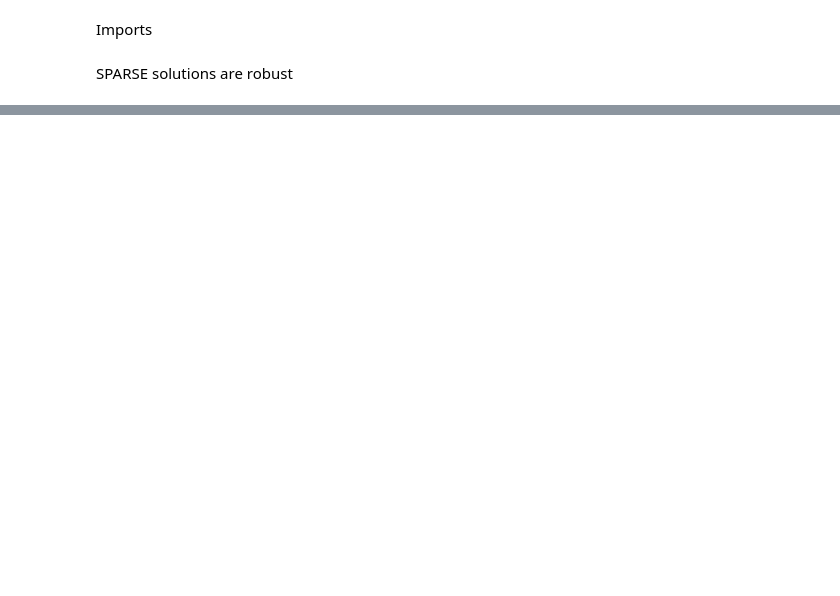
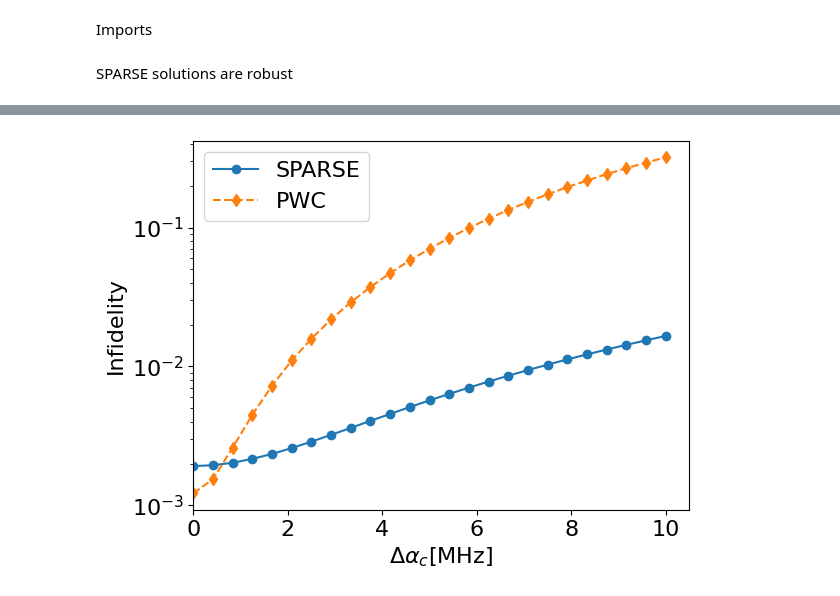
Before and after one commit to YonatanGideoni/c3, a Jupyter notebook: playground/paper_plots.ipynb, the cells around one changed output, grey strips where cells are left out. Cells and saved outputs as stored; diff of their text form; code cells hidden in the pictures; blank space fills up the shorter version.

```diff
--- a/playground/paper_plots.ipynb
+++ b/playground/paper_plots.ipynb
@@ -36,6 +131,6 @@ dfreqs = np.linspace(0, 10e6, num=n_dfreqs)
 # %%
-sparse_fids = [fid_for_delta_freq(sparse_cx_exp, dfreq, qubit=1) for dfreq in dfreqs]
-pwc_fids = [fid_for_delta_freq(pwc_cx_exp, dfreq, qubit=1) for dfreq in dfreqs]
+sparse_anhar_fids_c = np.array([fid_for_delta_anharm(sparse_cx_exp, dfreq, qubit=1) for dfreq in dfreqs])
+pwc_anhar_fids_c = np.array([fid_for_delta_anharm(pwc_cx_exp, dfreq, qubit=1) for dfreq in dfreqs])
 # %% [output]
 WARNING:tensorflow:You are casting an input of type complex128 to an incompatible dtype float64.  This will discard the imaginary part and may not be what you intended.
 WARNING:tensorflow:You are casting an input of type complex128 to an incompatible dtype float64.  This will discard the imaginary part and may not be what you intended.
@@ -49,0 +152,12 @@ WARNING:tensorflow:You are casting an input of type complex128 to an incompatibl
+# %%
+plt.plot(dfreqs / 1e6, 1 - sparse_anhar_fids_c, linestyle='solid', label='SPARSE', marker='o')
+plt.plot(dfreqs / 1e6, 1 - pwc_anhar_fids_c, linestyle='dashed', marker='d', label='PWC')
+
+plt.legend()
+plt.xlim(0)
+plt.semilogy()
+plt.xlabel(r'$\Delta \alpha_c$[MHz]')
+plt.ylabel('Infidelity')
+plt.savefig('perturbed_anhar_c_fid.png', bbox_inches='tight', dpi=500)
+# %% [output]
+[figure, added]
```
Also changed, not shown: parts of 14 cells of this notebook, 4 other files.
